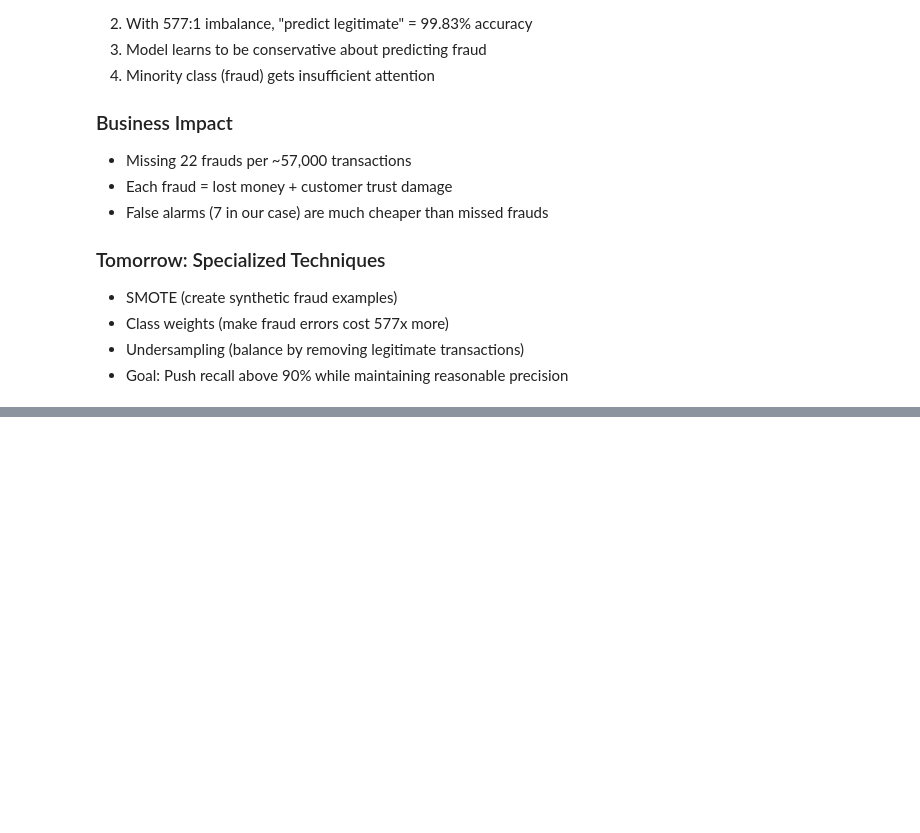
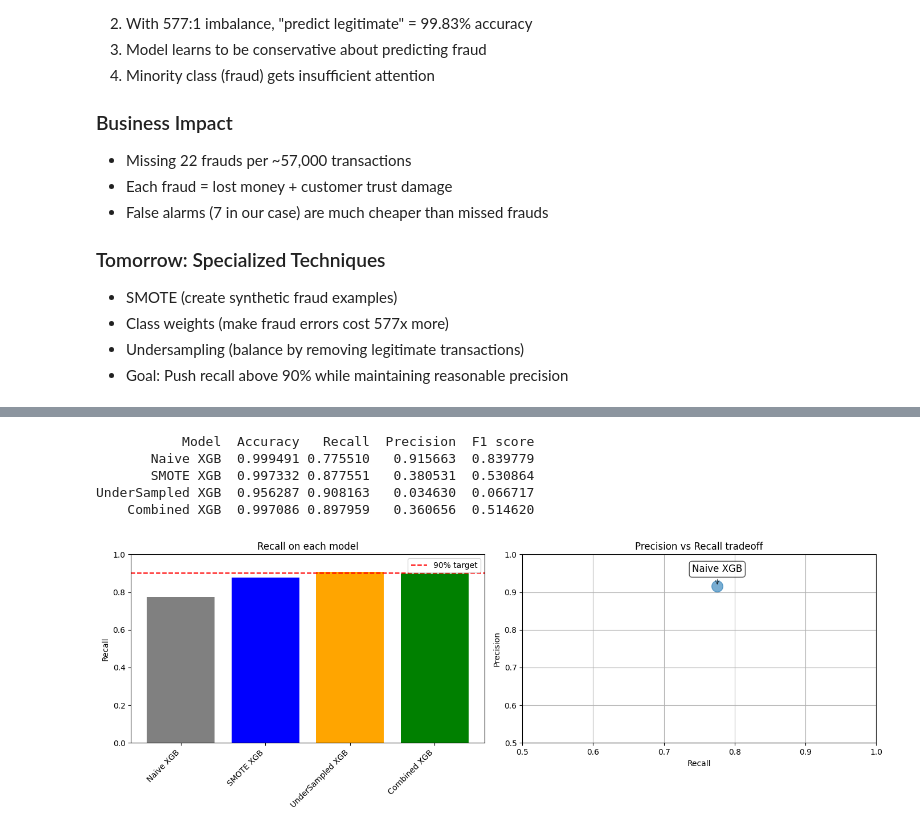
Before and after one commit to Dereger325/credit-card-fraud-detection, a Jupyter notebook: fraud_detection.ipynb, the cells around one changed output, grey strips where cells are left out. Cells and saved outputs as stored; diff of their text form; code cells hidden in the pictures; blank space fills up the shorter version.

Commit message:
Day 3: smote + undersampling 90% recall achieved, missed frauds reduced from 22 to 10

```diff
--- a/fraud_detection.ipynb
+++ b/fraud_detection.ipynb
@@ -391,0 +468,20 @@ Even naive XGBoost (our best model):
+# %%
+under_sampler = RandomUnderSampler(random_state = 42)
+
+X_train_under,Y_train_under = under_sampler.fit_resample(X_train,Y_train)
+XGB_under = XGBClassifier(n_estimators = 100,learning_rate = 0.1,max_depth = 5,random_state = 42,eval_metric = 'logloss').fit(X_train_under,Y_train_under)
+XGB_under_pred = XGB_under.predict(X_test)
+
+print("=== AFTER UNDERSAMPLING ===")
+print(f"Original training size: {X_train.shape[0]:,}")
+print(f"After undersampling: {X_train_under.shape[0]:,}")
+print(f"\nClass distribution:")
+print(pd.Series(Y_train_under).value_counts())
+print(f"\nNew ratio: 1:1")
+
+print(f'accuracy {accuracy_score(Y_test,XGB_under_pred):.4f}')
+print(f'recall {recall_score(Y_test,XGB_under_pred,zero_division = 0):.4f}')
+print(f'precision {precision_score(Y_test,XGB_under_pred,zero_division = 0):.4f}')
+print(f'f1 score {f1_score(Y_test,XGB_under_pred,zero_division = 0):.4f}')
+
+print(f"classification report:\n {classification_report(Y_test,XGB_under_pred,target_names = ['Legitimate','Fraud'])}")
@@ -391,0 +545,60 @@ Even naive XGBoost (our best model):
+# %%
+all_models = [('Naive XGB', naive_XGB_pred),
+    ('SMOTE XGB', smote_XGB_pred),
+    ('UnderSampled XGB', XGB_under_pred),
+    ('Combined XGB', xgb_combined_pred)]
+
+comparison = pd.DataFrame({
+    'Model': [name for name, _ in all_models],
+    'Accuracy':[accuracy_score(Y_test,pred) for _,pred in all_models],
+    'Recall':[recall_score(Y_test,pred) for _,pred in all_models],
+    'Precision':[precision_score(Y_test,pred) for _,pred in all_models],
+    'F1 score':[f1_score(Y_test,pred) for _,pred in all_models]
+})
+print(comparison.to_string(index=False))
+
+fig,axes = plt.subplots(1,2,figsize = (14,5))
+axes[0].bar(comparison['Model'],comparison['Recall'],color = ['gray','blue','orange','green'])
+axes[0].set_ylabel('Recall')
+axes[0].set_title('Recall on each model')
+axes[0].set_ylim(0,1)
+axes[0].axhline(y = 0.9,color = 'red',linestyle = '--',label = '90% target')
+axes[0].legend()
+plt.setp(axes[0].xaxis.get_majorticklabels(),rotation = 45,ha = 'right')
+
+axes[1].scatter(comparison['Recall'],comparison['Precision'],s=200,alpha = 0.6)
+offset = [(0.00,15),
+          (20,-25),
+          (-20,25),
+          (0,-35)
+         ]
+for i,model in enumerate(comparison['Model']):
+    axes[1].annotate(model,xy
+                     = (comparison['Recall'].iloc[i],comparison['Precision'].iloc[i]),xytext = offset[i],textcoords = 'offset points',
+                     bbox = dict(boxstyle = 'round,pad=0.3',facecolor = 'white',alpha = 0.7),ha = 'center',va = 'bottom',
+                     fontsize = 12,arrowprops=dict(arrowstyle='->', color='black', lw=0.5))
+axes[1].set_title('Precision vs Recall tradeoff',fontsize = 12)
+axes[1].set_xlabel('Recall')
+axes[1].set_ylabel('Precision')
+axes[1].set_xlim([0.5,1.0])
+axes[1].set_ylim([0.5,1.0])
+axes[1].grid()
+plt.tight_layout()
+plt.show()
+
+combined_pred = xgb_combined_pred
+cm = confusion_matrix(Y_test,combined_pred)
+tn, fp, fn, tp = cm.ravel()
+print(f'true negatives (correct legit) {tn:,}')
+print(f'false positive (false alarm) {fp:,}')
+print(f'false negative (missed fraud){fn:,}')
+print(f'true positive (caught fraud){tp:,}')
+print(f'we caught {tp} out of {tp + fn} ({tp/(tp+fn)*100:.2f})')
+print(f'we missed {fn} frauds')
+# %% [output]
+           Model  Accuracy   Recall  Precision  F1 score
+       Naive XGB  0.999491 0.775510   0.915663  0.839779
+       SMOTE XGB  0.997332 0.877551   0.380531  0.530864
+UnderSampled XGB  0.956287 0.908163   0.034630  0.066717
+    Combined XGB  0.997086 0.897959   0.360656  0.514620
+[figure, added]
```
Also changed, not shown: parts of 6 cells of this notebook.
